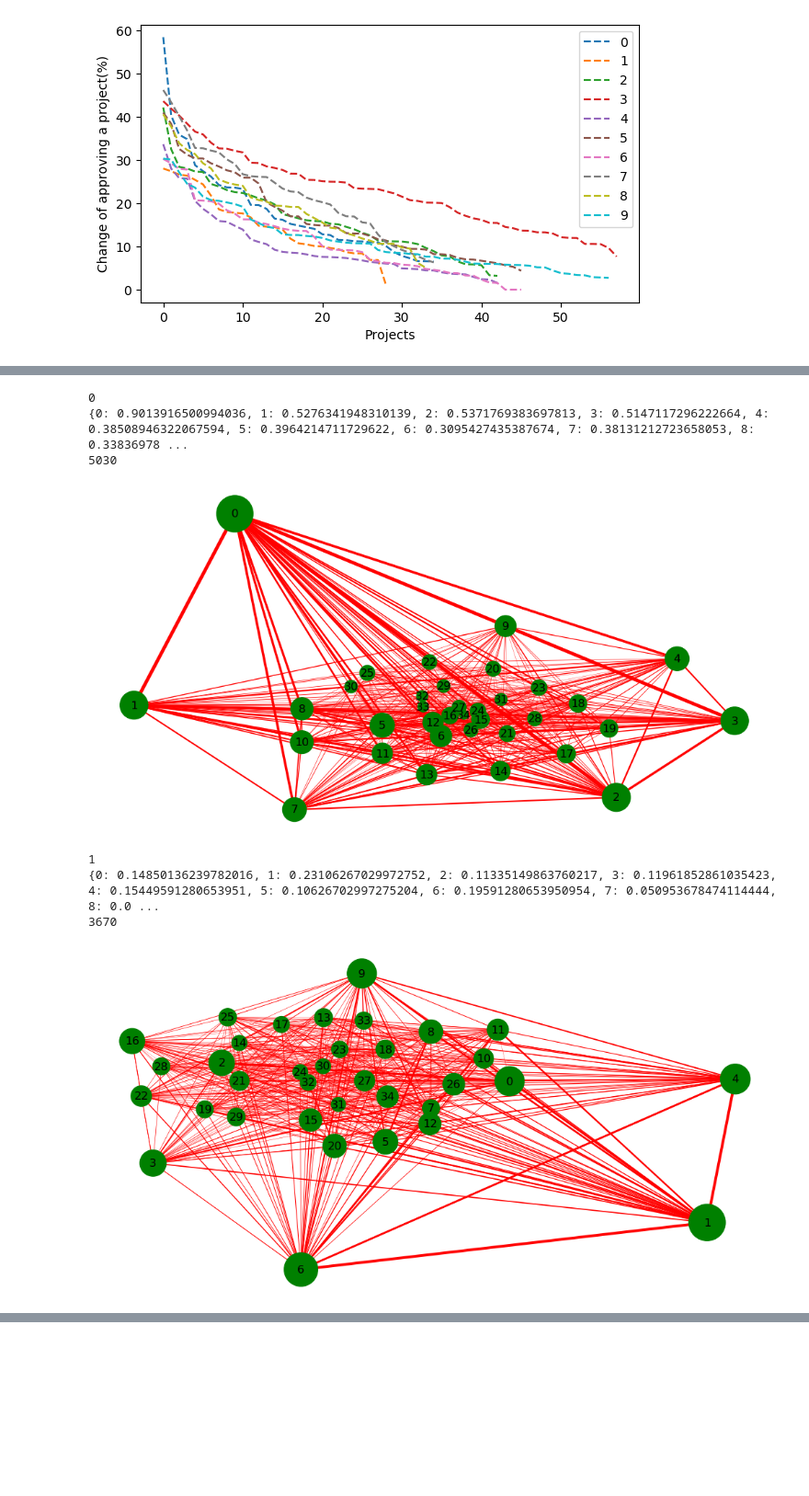
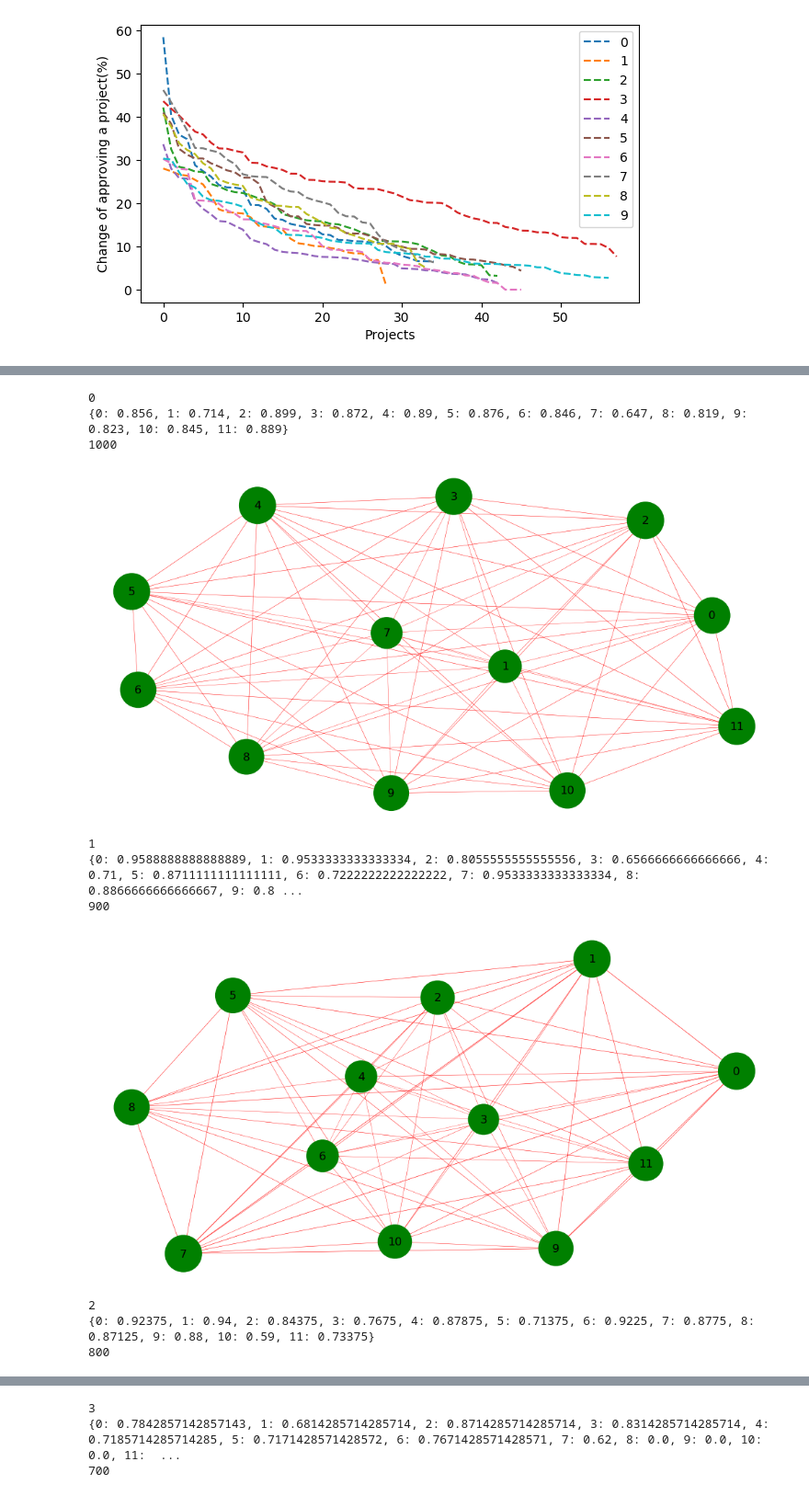
Before and after one commit to jjgsherwood/COMSOC, a Jupyter notebook: data_statistics.ipynb, the cells around one changed output, grey strips where cells are left out. Shown at 92% size. Drawn from its saved outputs; the diff is of its cells as text; code cells hidden in the pictures; blank space fills up the shorter version.

```diff
--- a/data_statistics.ipynb
+++ b/data_statistics.ipynb
@@ -118,7 +222,7 @@ embedding.shape
 # n_clusters = 10
 # k = KMeans(n_clusters).fit(embedding)
 
-n_clusters = 2
+n_clusters = 10
 k = GaussianMixture(n_clusters).fit(embedding)
 k.labels_ = k.predict(embedding)
 
@@ -183,5 +287,5 @@ plt.show()
 # %%
-clusters = [old_data[k.labels_ == i] for i in range(n_clusters)]
+# clusters = [old_data[k.labels_ == i] for i in range(n_clusters)]
 for see_cluster in range(n_clusters):
     print(see_cluster)
 #     print(np.where(np.mean(clusters[see_cluster],0) > 0.75)[0])
@@ -200,36 +304,39 @@ for see_cluster in range(n_clusters):
                 except KeyError:
                     edge_dict[(perm[0], perm[1])] = value
 
     edge_list = [(*key, {'weight':value}) for key,value in edge_dict.items()]
 #     print([x for x in edge_list if x[2]['weight'] > 0.25*len(clusters[see_cluster])])
 
     G = nx.Graph()
     G.add_nodes_from(sorted(set([y for x in cluster_0.keys() for y in x])))
     G.add_edges_from(edge_list)
     rcParams['figure.figsize'] = 10, 5
     rcParams['figure.dpi'] = 100
     options = {
         'node_color': 'g',
         'edge_color':'r'
     }
     edges = G.edges()
     weights = [G[u][v]['weight'] for u,v in edges]
     weights /= np.median(weights)*3
 
     nodes = G.nodes()
     s = np.sum(clusters[see_cluster],0)
     s /= max(s)
     s *= 1500
     node_size = [s[n] for n in nodes]
 
     nx.draw_kamada_kawai(G, node_size=node_size, with_labels=True, edges=edges, width=weights, **options)
     plt.show()
 # %% [output]
 0
-{0: 0.9013916500994036, 1: 0.5276341948310139, 2: 0.5371769383697813, 3: 0.5147117296222664, 4: 0.38508946322067594, 5: 0.3964214711729622, 6: 0.3095427435387674, 7: 0.38131212723658053, 8: 0.33836978 ...
-5030
+{0: 0.856, 1: 0.714, 2: 0.899, 3: 0.872, 4: 0.89, 5: 0.876, 6: 0.846, 7: 0.647, 8: 0.819, 9: 0.823, 10: 0.845, 11: 0.889}
+1000
-[figure, old version]
+[figure, new version]
 1
-{0: 0.14850136239782016, 1: 0.23106267029972752, 2: 0.11335149863760217, 3: 0.11961852861035423, 4: 0.15449591280653951, 5: 0.10626702997275204, 6: 0.19591280653950954, 7: 0.050953678474114444, 8: 0.0 ...
-3670
+{0: 0.9588888888888889, 1: 0.9533333333333334, 2: 0.8055555555555556, 3: 0.6566666666666666, 4: 0.71, 5: 0.8711111111111111, 6: 0.7222222222222222, 7: 0.9533333333333334, 8: 0.8866666666666667, 9: 0.8 ...
+900
-[figure, old version]
+[figure, new version]
+2
+{0: 0.92375, 1: 0.94, 2: 0.84375, 3: 0.7675, 4: 0.87875, 5: 0.71375, 6: 0.9225, 7: 0.8775, 8: 0.87125, 9: 0.88, 10: 0.59, 11: 0.73375}
+800
@@ -235,0 +344,3 @@ for see_cluster in range(n_clusters):
+3
+{0: 0.7842857142857143, 1: 0.6814285714285714, 2: 0.8714285714285714, 3: 0.8314285714285714, 4: 0.7185714285714285, 5: 0.7171428571428572, 6: 0.7671428571428571, 7: 0.62, 8: 0.0, 9: 0.0, 10: 0.0, 11:  ...
+700
```
Also changed, not shown: parts of 7 cells of this notebook, 1 other file.
